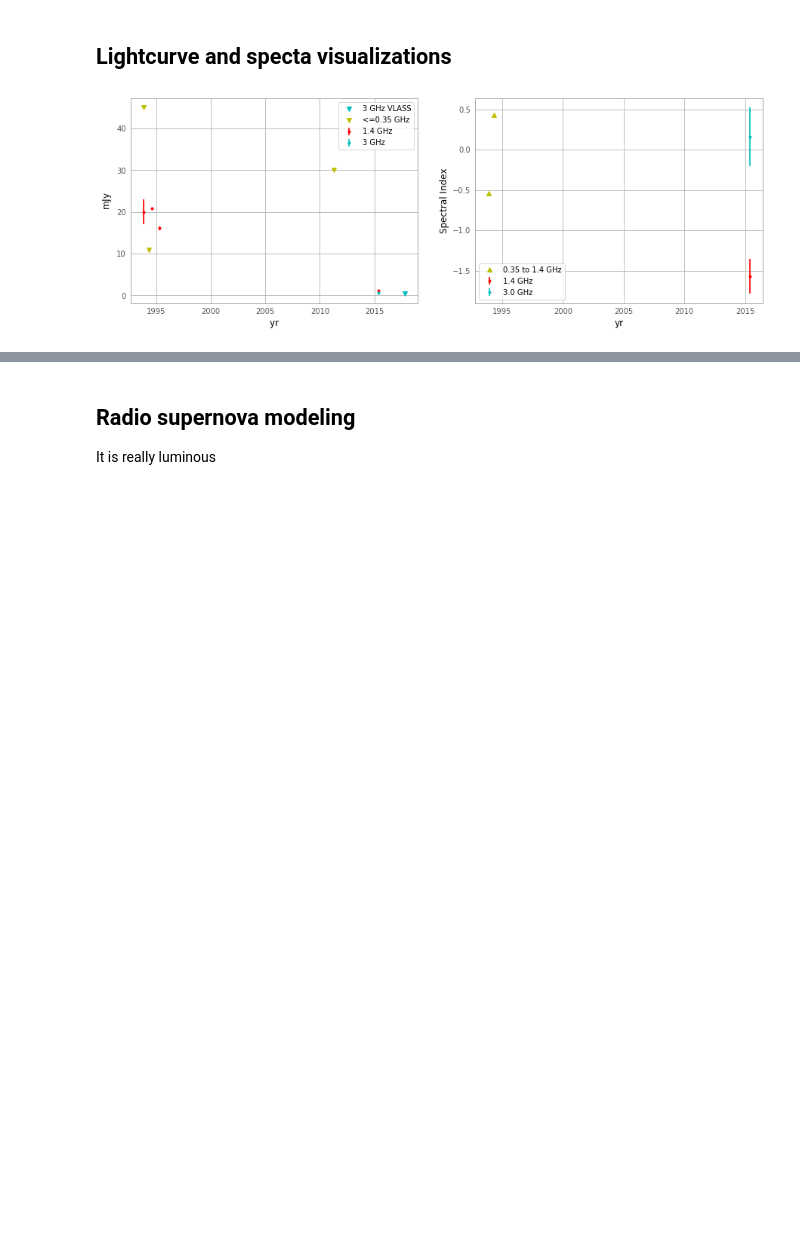
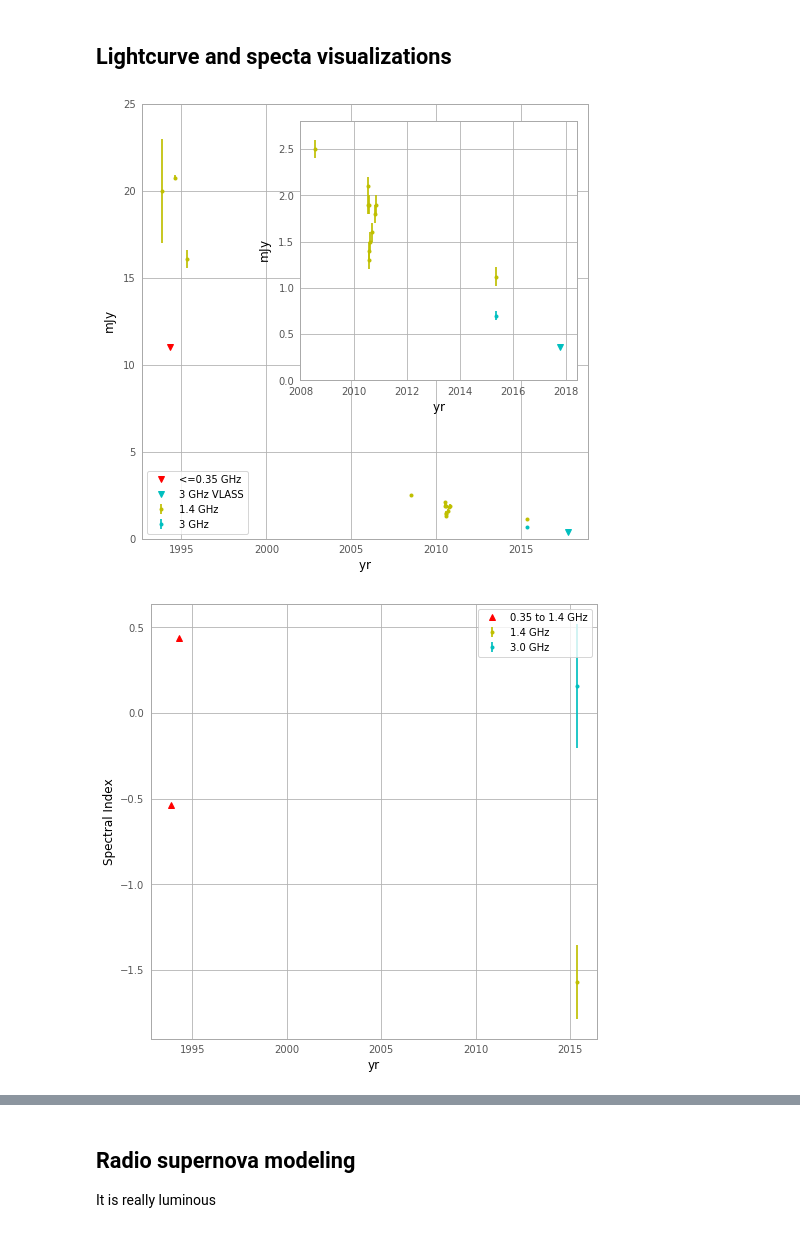
Before and after one commit to caseyjlaw/vlass_query, a Jupyter notebook: J141918.855+394036.03.ipynb, the cells around one changed output, grey strips where cells are left out. Drawn from its saved outputs; the diff is of its cells as text; code cells hidden in the pictures; blank space fills up the shorter version.

Commit message:
fits image modeling done. including wsrt atlas-3d results

```diff
--- a/J141918.855+394036.03.ipynb
+++ b/J141918.855+394036.03.ipynb
@@ -281,0 +269,8 @@ Potential spec index bias relative to FIRST/NVSS: 0.03%
+# %%
+times = ['2008-07-18', '2010-07-14', '2010-07-21', '2010-07-28',
+         '2010-08-04', '2010-08-05', '2010-08-13', '2010-09-17',
+         '2010-10-17', '2010-10-30']
+t_atlas = [astropy.time.Time(tt).decimalyear for tt in times]
+f_atlas = 1420.  # MHz
+s_atlas = [2.5, 2.1, 1.9, 1.9, 1.4, 1.3, 1.5, 1.6, 1.8, 1.9]  # mJy; peak
+es_atlas = [0.1]*10  # statistical; TODO: consider systematic
@@ -326,33 +335,59 @@ Other potential data sets to analyze:
 # %%
 # omit vlssr (not constraining and throws off plot)
 
 with quantity_support():
-    plt.figure(figsize=(15,5))
-    plt.subplot(121)
+    fig = plt.figure(figsize=(8,8))
     # fluxes
+    plt.plot([t_tgss, t_wenss, t_ab6860]*u.year,
+                 [s_tgss, s_wenss, s_ab6860P]*u.milliJansky,
+                 'rv', label="<=0.35 GHz")  # 150 MHz
     plt.errorbar([t_ab6860, t_first, t_nvss, t_farnes]*u.year,
                  [s_ab6860, s_first, s_nvss, s_farnesL]*u.milliJansky,
-                 yerr=[es_ab6860, es_first, es_nvss, es_farnesL]*u.milliJansky, fmt='r.',
+                 yerr=[es_ab6860, es_first, es_nvss, es_farnesL]*u.milliJansky, fmt='y.',
                  label="1.4 GHz")  # 1.4 GHz
+    plt.errorbar(t_atlas*u.year, s_atlas*u.milliJansky, yerr=es_atlas*u.milliJansky, fmt='y.')
     plt.errorbar([t_farnes]*u.year,
                  [s_farnesS]*u.milliJansky,
                  yerr=[es_farnesS]*u.milliJansky, fmt='c.',
                  label="3 GHz")  # 3 GHz
     plt.plot([t_vlass]*u.year, [s_vlass]*u.milliJansky, 'cv', label="3 GHz VLASS")  # 3 GHz
-    plt.plot([t_tgss, t_wenss, t_ab6860]*u.year,
+    plt.legend(loc=3)
+    plt.ylim(0, 25)
+
+    left, bottom, width, height = [0.4, 0.4, 0.48, 0.45]
+    ax2 = fig.add_axes([left, bottom, width, height])
+    ax2.plot([t_tgss, t_wenss, t_ab6860]*u.year,
                  [s_tgss, s_wenss, s_ab6860P]*u.milliJansky,
-                 'yv', label="<=0.35 GHz")  # 150 MHz
-    plt.legend()
-    plt.subplot(122)
+                 'rv', label="<=0.35 GHz")  # 150 MHz
+    ax2.errorbar([t_ab6860, t_first, t_nvss, t_farnes]*u.year,
+                 [s_ab6860, s_first, s_nvss, s_farnesL]*u.milliJansky,
+                 yerr=[es_ab6860, es_first, es_nvss, es_farnesL]*u.milliJansky, fmt='y.',
+                 label="1.4 GHz")  # 1.4 GHz
+    ax2.errorbar(t_atlas*u.year, s_atlas*u.milliJansky, yerr=es_atlas*u.milliJansky, fmt='y.')
+    ax2.errorbar([t_farnes]*u.year,
+                 [s_farnesS]*u.milliJansky,
+                 yerr=[es_farnesS]*u.milliJansky, fmt='c.',
+                 label="3 GHz")  # 3 GHz
+    ax2.plot([t_vlass]*u.year, [s_vlass]*u.milliJansky, 'cv', label="3 GHz VLASS")  # 3 GHz
+    ax2.set_xlim(2008, 2018.4)
+    ax2.set_ylim(0, 2.8)
+
+    plt.savefig("fluxlc_j1419.pdf", format="pdf")
+
+
+    plt.figure(figsize=(8,8))
+#    plt.subplot(122)
     # alphas
-    plt.plot([t_ab6860, t_wenss], [alpha_ab6860, alpha_fw], 'y^', label="0.35 to 1.4 GHz")
-    plt.errorbar([t_farnes], [alpha_farnesLL], yerr=[ealpha_farnesLL], fmt='r.', label="1.4 GHz")
+    plt.plot([t_ab6860, t_wenss], [alpha_ab6860, alpha_fw], 'r^', label="0.35 to 1.4 GHz")
+    plt.errorbar([t_farnes], [alpha_farnesLL], yerr=[ealpha_farnesLL], fmt='y.', label="1.4 GHz")
     plt.errorbar([t_farnes], [alpha_farnesSS], yerr=[ealpha_farnesSS], fmt='c.', label="3.0 GHz")
     plt.xlabel("yr")
     plt.ylabel("Spectral Index")
     plt.legend()
+    plt.savefig("alphalc_j1419.pdf", format="pdf")
 # %% [output]
-[figure, old version]
+[figure, new version]
+[figure, added]
 # %%
 with quantity_support():
     plt.figure(figsize=(15,5))
```
Also changed, not shown: parts of 7 cells of this notebook, 1 other file.
